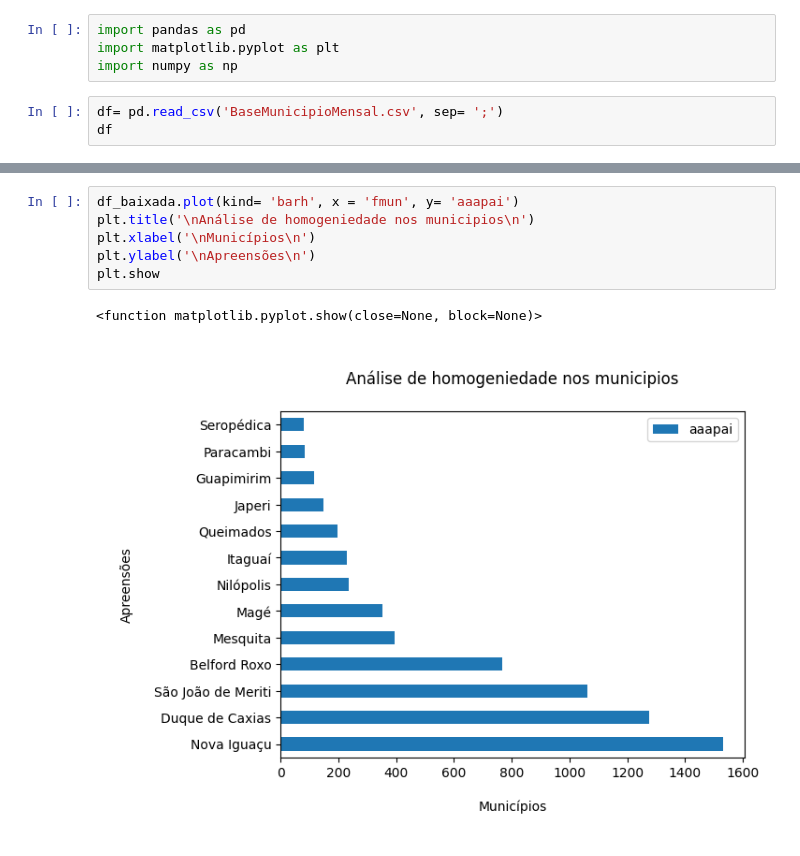
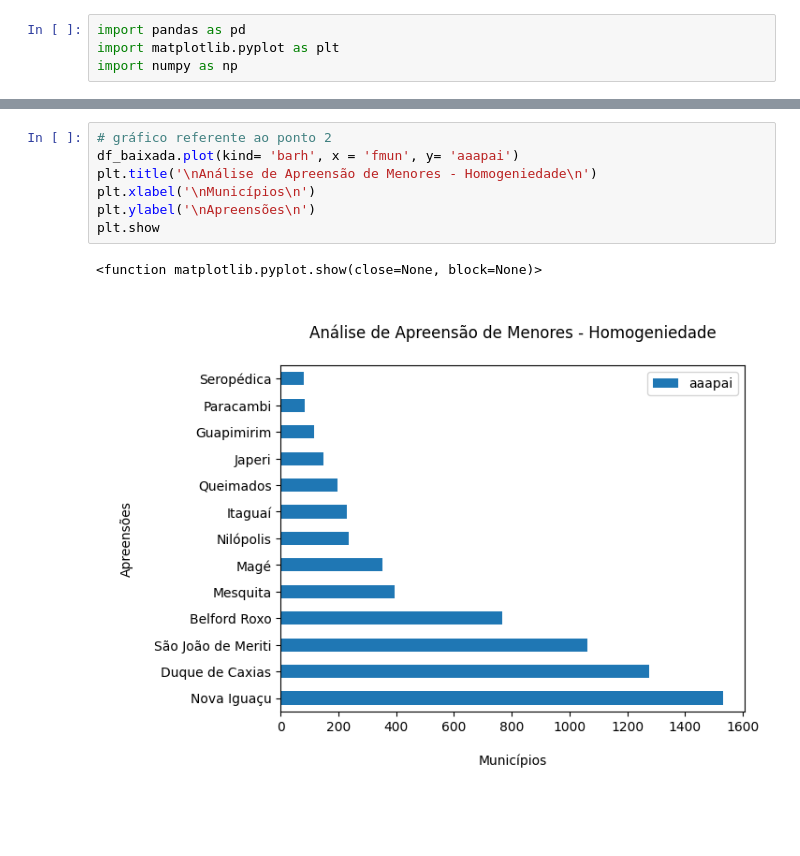
Before and after one commit to daviavatar/analise_seguranca_RJ, a Jupyter notebook: teste.ipynb, the cells around one changed output, grey strips where cells are left out. Saved outputs shown, nothing was run; the diff lists cells and outputs as text; blank space fills up the shorter version.

```diff
--- a/teste.ipynb
+++ b/teste.ipynb
@@ -2,6 +2,3 @@
 import pandas as pd
 import matplotlib.pyplot as plt
 import numpy as np
-# %%
-df= pd.read_csv('BaseMunicipioMensal.csv', sep= ';')
-df
@@ -107,10 +90,11 @@ maior25
 # %%
+# gráfico referente ao ponto 2
 df_baixada.plot(kind= 'barh', x = 'fmun', y= 'aaapai')
-plt.title('\nAnálise de homogeniedade nos municipios\n')
+plt.title('\nAnálise de Apreensão de Menores - Homogeniedade\n')
 plt.xlabel('\nMunicípios\n')
 plt.ylabel('\nApreensões\n')
 plt.show
 # %% [output]
 <function matplotlib.pyplot.show(close=None, block=None)>
-[figure, old version]
+[figure, new version]
 # %%
```
Also changed, not shown: parts of 17 cells of this notebook, 1 other file.
